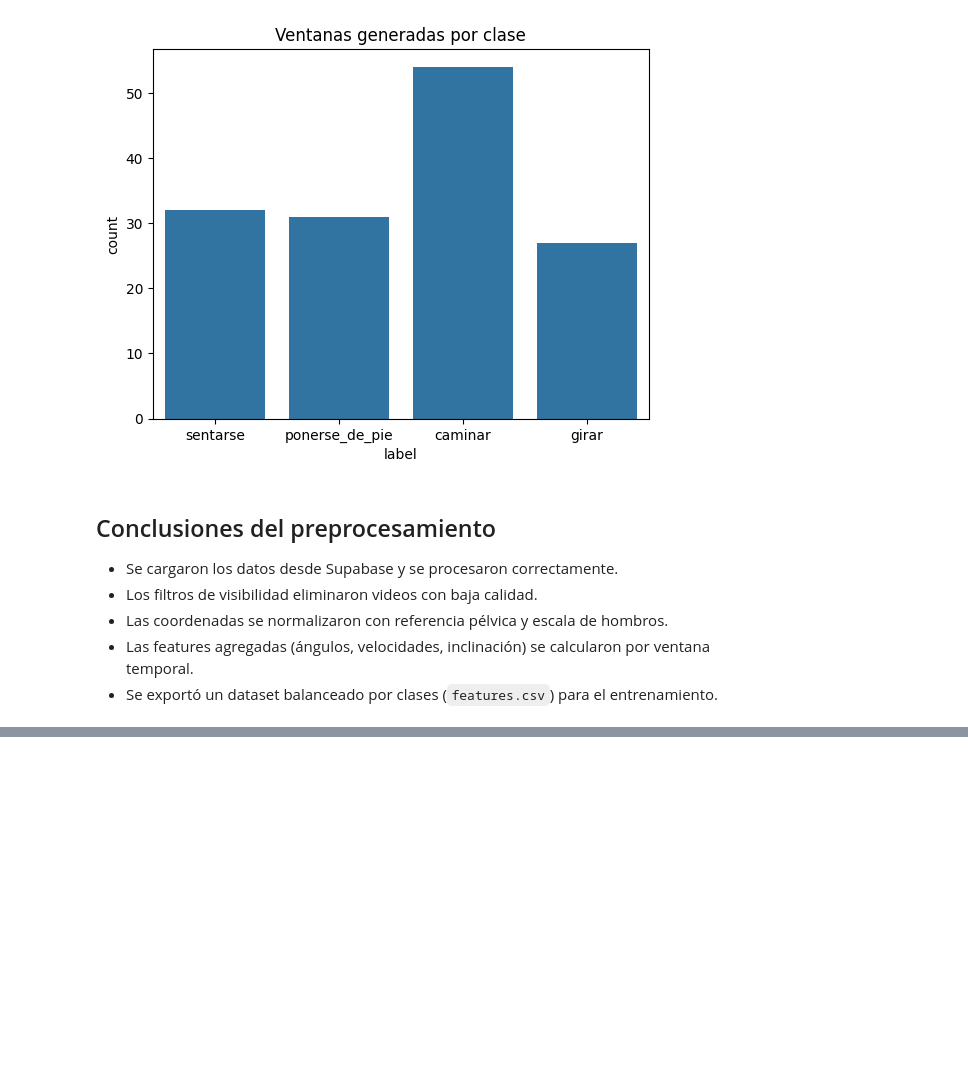
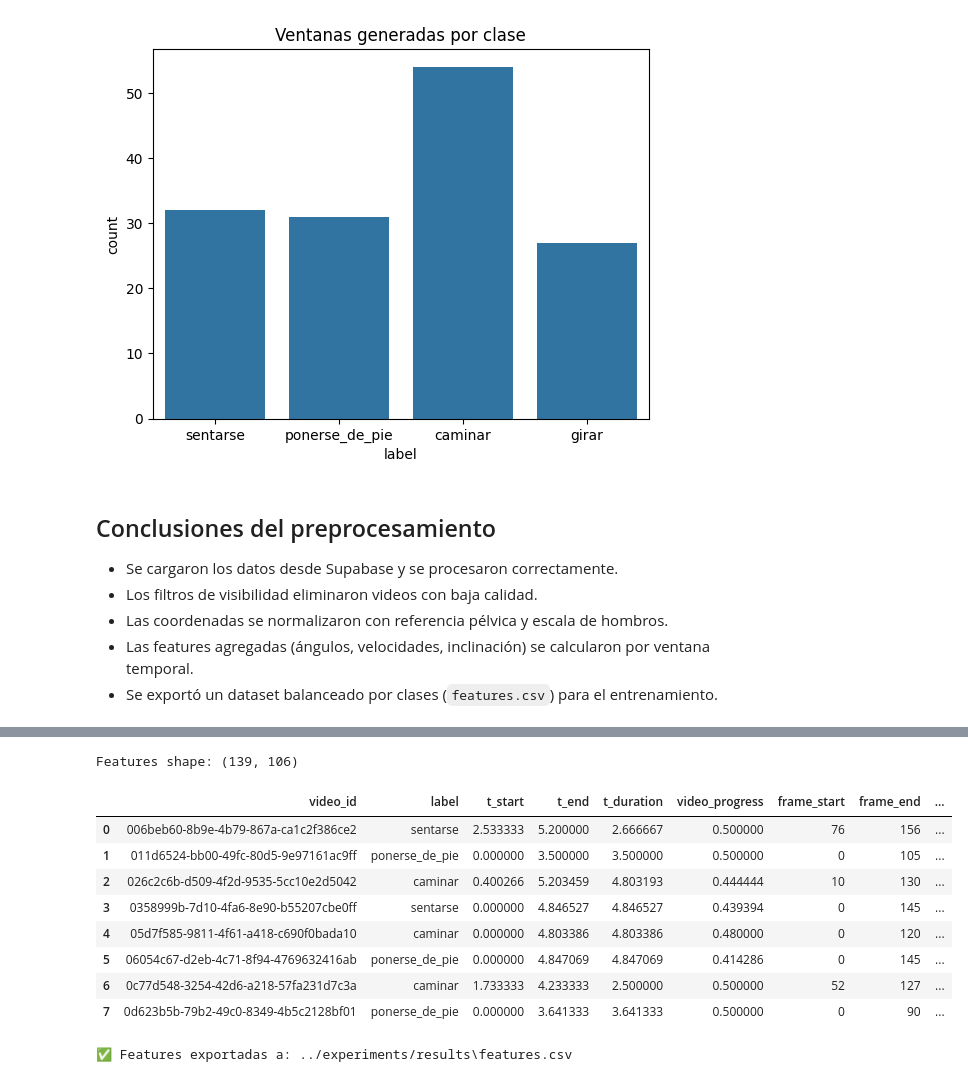
Before and after one commit to JuanCamiloMunozB/IA1_VideoActivityRecognition_ICESI_2025_2, a Jupyter notebook: Entrega2/notebooks/01_preprocesamiento.ipynb, the cells around one changed output, grey strips where cells are left out. Cells and saved outputs as stored; diff of their text form; code cells hidden in the pictures; blank space fills up the shorter version.

```diff
--- a/Entrega2/notebooks/01_preprocesamiento.ipynb
+++ b/Entrega2/notebooks/01_preprocesamiento.ipynb
@@ -197,0 +207,69 @@ plt.show()
+# %%
+# Configurar y ejecutar el pipeline actualizado
+import os
+import pandas as pd
+from Entrega2.src.utils.data_utils import load_from_supabase, load_from_csv, explode_frames_table
+from Entrega2.src.features.feature_engineering import prepare_video_windows, DEFAULT_VISIBILITY_MIN, DEFAULT_MIN_FRAMES_PER_VIDEO, DEFAULT_WINDOW_SIZE_SEC, DEFAULT_WINDOW_STEP_SEC
+
+# Parámetros (puedes ajustar)
+VISIBILITY_MIN = float(os.getenv('VISIBILITY_MIN', DEFAULT_VISIBILITY_MIN))
+MIN_FRAMES_PER_VIDEO = int(os.getenv('MIN_FRAMES_PER_VIDEO', DEFAULT_MIN_FRAMES_PER_VIDEO))
+WINDOW_SIZE_SEC = float(os.getenv('WINDOW_SIZE_SEC', DEFAULT_WINDOW_SIZE_SEC))
+WINDOW_STEP_SEC = float(os.getenv('WINDOW_STEP_SEC', DEFAULT_WINDOW_STEP_SEC))
+OUTPUT_DIR = os.getenv('OUTPUT_DIR', 'Entrega2/experiments/results')
+OUTPUT_CSV = os.getenv('OUTPUT_CSV', 'features.csv')
+os.makedirs(OUTPUT_DIR, exist_ok=True)
+
+# Fuente de datos: elige una opción
+USE_SUPABASE = os.getenv('USE_SUPABASE', '1') == '1'
+VIDEOS_CSV = os.getenv('VIDEOS_CSV', None)
+LANDMARKS_CSV = os.getenv('LANDMARKS_CSV', None)
+
+if USE_SUPABASE:
+    print('🔌 Cargando desde Supabase…')
+    df = load_from_supabase()
+else:
+    print('📄 Cargando desde CSVs…')
+    if not VIDEOS_CSV or not LANDMARKS_CSV:
+        raise SystemExit('Define VIDEOS_CSV y LANDMARKS_CSV en variables de entorno o usa Supabase.')
+    df = load_from_csv(VIDEOS_CSV, LANDMARKS_CSV)
+
+assert not df.empty, 'No se obtuvieron registros'
+
+# Explode de frames
+frames_df = explode_frames_table(df)
+print('Frames totales:', len(frames_df))
+
+# Filtro mínimo de frames por etiqueta (percentil 10 por clase, con mínimo absoluto)
+try:
+    counts = frames_df.groupby(['video_id', 'label'], dropna=False)['frame_index'].count().reset_index(name='n_frames')
+    per_label_p10 = counts.groupby('label')['n_frames'].quantile(0.10).to_dict()
+    thresholds = {lbl: max(int(p10), int(MIN_FRAMES_PER_VIDEO)) for lbl, p10 in per_label_p10.items()}
+    counts['threshold'] = counts['label'].map(thresholds)
+    keep_vids = counts[counts['n_frames'] >= counts['threshold']]['video_id'].unique().tolist()
+    frames_df = frames_df[frames_df['video_id'].isin(keep_vids)].reset_index(drop=True)
+    print('Videos tras filtro por etiqueta:', frames_df['video_id'].nunique())
+except Exception as e:
+    print('⚠️ No se pudo aplicar filtro por etiqueta:', e)
+
+# Preparación de ventanas y features
+feat_df = prepare_video_windows(
+    frames_df,
+    visibility_min=VISIBILITY_MIN,
+    min_frames_per_video=MIN_FRAMES_PER_VIDEO,
+    win_sec=WINDOW_SIZE_SEC,
+    step_sec=WINDOW_STEP_SEC,
+    smooth_window=5,
+ )
+
+print('Features shape:', feat_df.shape)
+cols_preview = [c for c in feat_df.columns if c in ['t_start','t_end','t_duration','video_progress','frame_start','frame_end']][:10]
+cols_preview += [c for c in feat_df.columns if c.startswith('trend_')][:4]
+cols_preview += [c for c in feat_df.columns if c.startswith('disp_')][:4]
+display(feat_df[ ['video_id','label'] + cols_preview ].head(8))
+
+# Guardar a CSV
+out_path = os.path.join(OUTPUT_DIR, OUTPUT_CSV)
+feat_df.to_csv(out_path, index=False)
+print('✅ Features exportadas a:', out_path)
+# %% [output]
@@ -197,0 +281,11 @@ plt.show()
+Features shape: (139, 106)
+|  | video_id | label | t_start | t_end | t_duration | video_progress | frame_start | frame_end | ... |
+| 0 | 006beb60-8b9e-4b79-867a-ca1c2f386ce2 | sentarse | 2.533333 | 5.200000 | 2.666667 | 0.500000 | 76 | 156 | ... |
+| 1 | 011d6524-bb00-49fc-80d5-9e97161ac9ff | ponerse_de_pie | 0.000000 | 3.500000 | 3.500000 | 0.500000 | 0 | 105 | ... |
+| 2 | 026c2c6b-d509-4f2d-9535-5cc10e2d5042 | caminar | 0.400266 | 5.203459 | 4.803193 | 0.444444 | 10 | 130 | ... |
+| 3 | 0358999b-7d10-4fa6-8e90-b55207cbe0ff | sentarse | 0.000000 | 4.846527 | 4.846527 | 0.439394 | 0 | 145 | ... |
+| 4 | 05d7f585-9811-4f61-a418-c690f0bada10 | caminar | 0.000000 | 4.803386 | 4.803386 | 0.480000 | 0 | 120 | ... |
+| 5 | 06054c67-d2eb-4c71-8f94-4769632416ab | ponerse_de_pie | 0.000000 | 4.847069 | 4.847069 | 0.414286 | 0 | 145 | ... |
+| 6 | 0c77d548-3254-42d6-a218-57fa231d7c3a | caminar | 1.733333 | 4.233333 | 2.500000 | 0.500000 | 52 | 127 | ... |
+| 7 | 0d623b5b-79b2-49c0-8349-4b5c2128bf01 | ponerse_de_pie | 0.000000 | 3.641333 | 3.641333 | 0.500000 | 0 | 90 | ... |
+✅ Features exportadas a: ../experiments/results\features.csv
```
Also changed, not shown: parts of 5 cells of this notebook, 23 other files.
